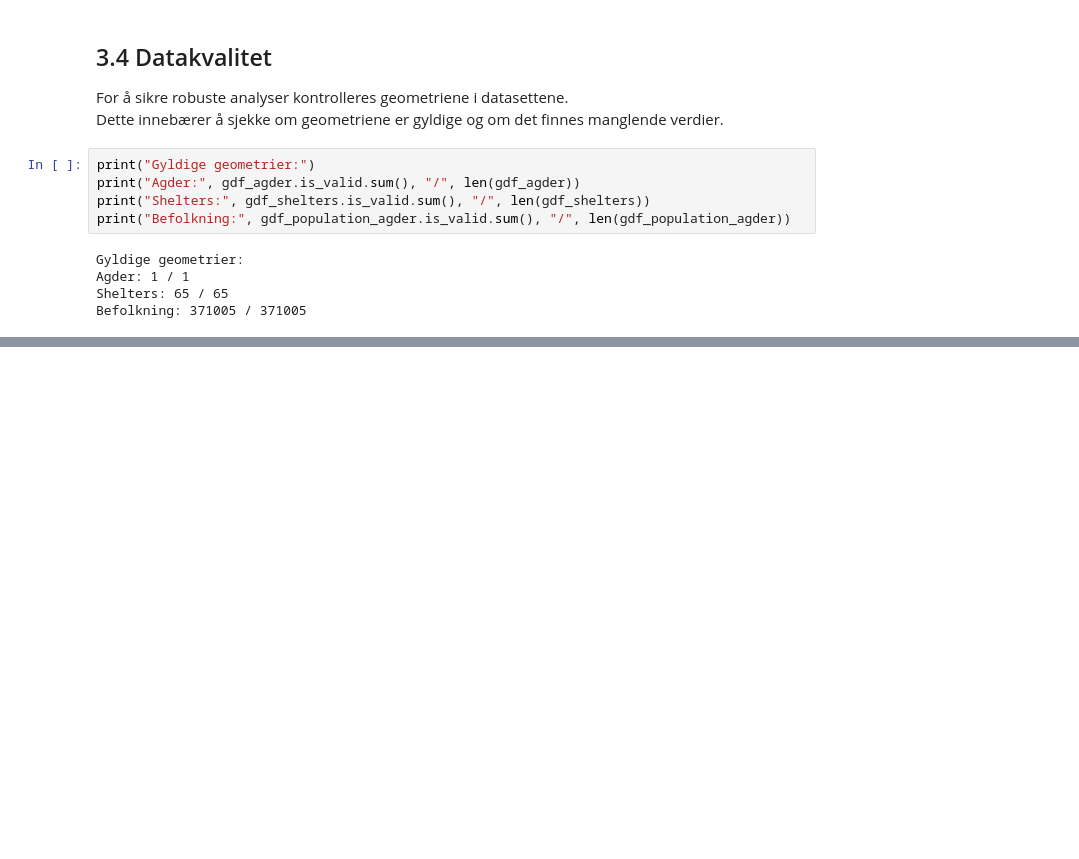
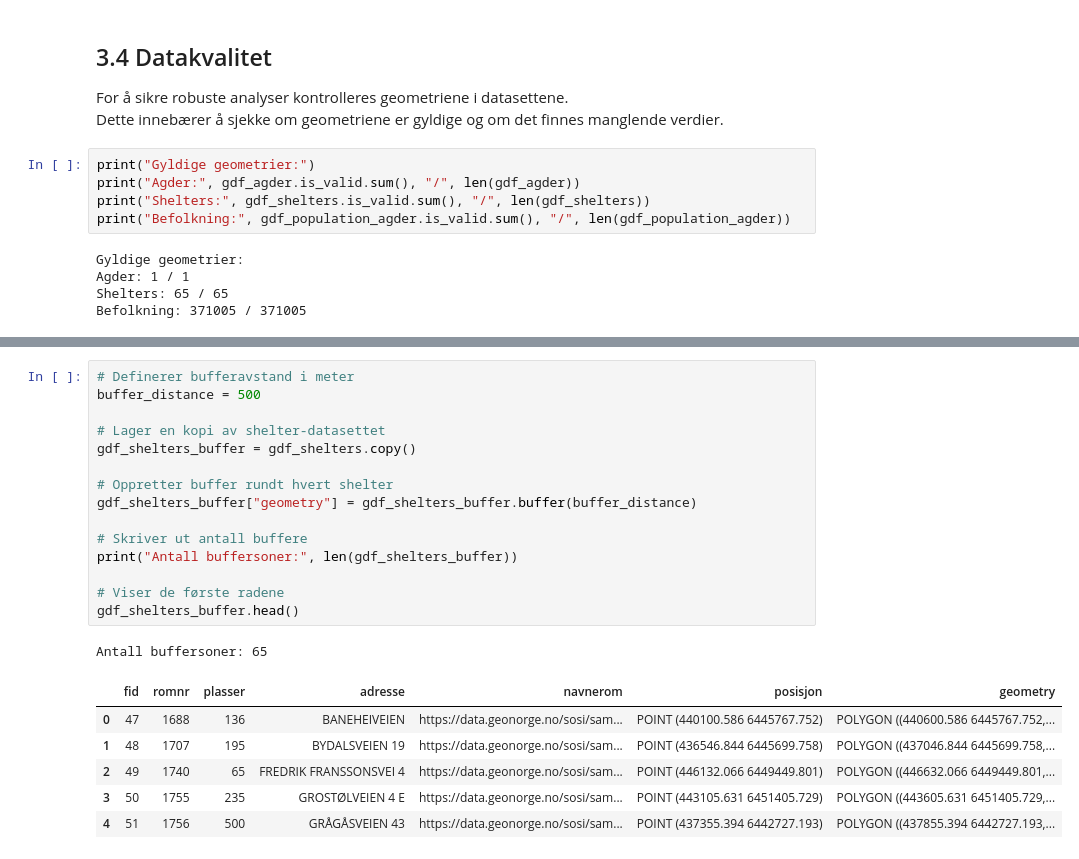
Before and after one commit to sivert-svanes/IS-218-Prosjekt, a Jupyter notebook: notebooks/analysis.ipynb, the cells around one changed output, grey strips where cells are left out. Drawn from its saved outputs; the diff is of its cells as text; blank space fills up the shorter version.

```diff
--- a/notebooks/analysis.ipynb
+++ b/notebooks/analysis.ipynb
@@ -475,0 +499,23 @@ Befolkning: 371005 / 371005
+# %%
+# Definerer bufferavstand i meter
+buffer_distance = 500
+
+# Lager en kopi av shelter-datasettet
+gdf_shelters_buffer = gdf_shelters.copy()
+
+# Oppretter buffer rundt hvert shelter
+gdf_shelters_buffer["geometry"] = gdf_shelters_buffer.buffer(buffer_distance)
+
+# Skriver ut antall buffere
+print("Antall buffersoner:", len(gdf_shelters_buffer))
+
+# Viser de første radene
+gdf_shelters_buffer.head()
+# %% [output]
+Antall buffersoner: 65
+|  | fid | romnr | plasser | adresse | navnerom | posisjon | geometry |
+| 0 | 47 | 1688 | 136 | BANEHEIVEIEN | https://data.geonorge.no/sosi/sam... | POINT (440100.586 6445767.752) | POLYGON ((440600.586 6445767.752,... |
+| 1 | 48 | 1707 | 195 | BYDALSVEIEN 19 | https://data.geonorge.no/sosi/sam... | POINT (436546.844 6445699.758) | POLYGON ((437046.844 6445699.758,... |
+| 2 | 49 | 1740 | 65 | FREDRIK FRANSSONSVEI 4 | https://data.geonorge.no/sosi/sam... | POINT (446132.066 6449449.801) | POLYGON ((446632.066 6449449.801,... |
+| 3 | 50 | 1755 | 235 | GROSTØLVEIEN 4 E | https://data.geonorge.no/sosi/sam... | POINT (443105.631 6451405.729) | POLYGON ((443605.631 6451405.729,... |
+| 4 | 51 | 1756 | 500 | GRÅGÅSVEIEN 43 | https://data.geonorge.no/sosi/sam... | POINT (437355.394 6442727.193) | POLYGON ((437855.394 6442727.193,... |
```
Also changed, not shown: parts of 8 cells of this notebook.
